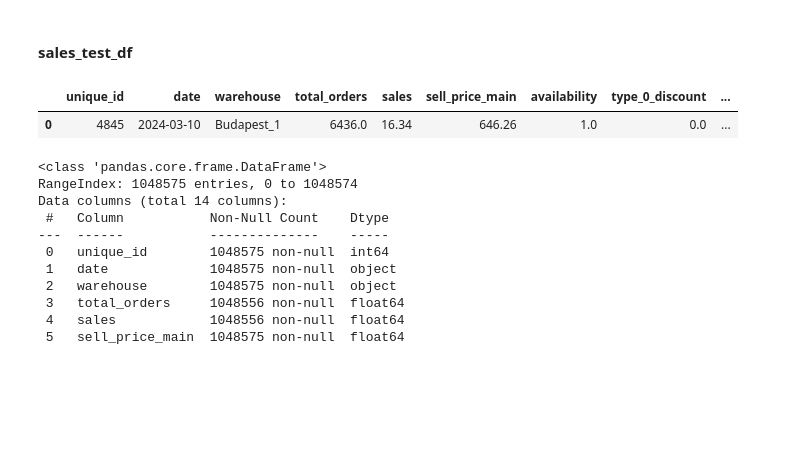
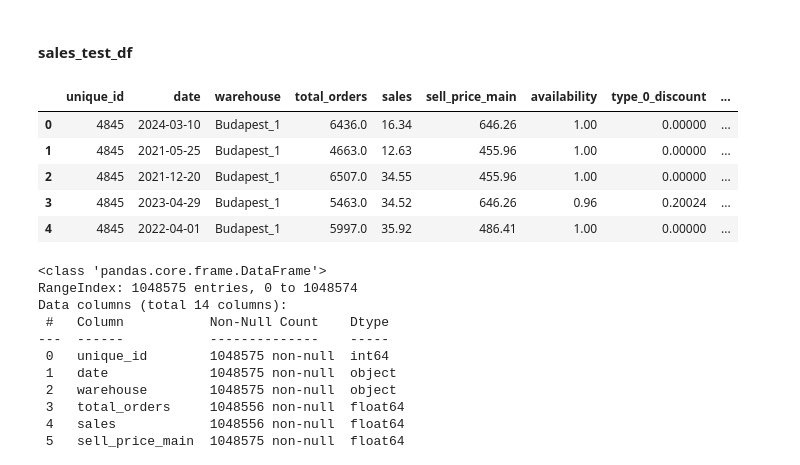
Before and after one commit to lmacakova/PFDA, a Jupyter notebook: pfda_project/project.ipynb, the cells around one changed output. Saved outputs shown, nothing was run; the diff lists cells and outputs as text; code cells hidden in the pictures; blank space fills up the shorter version.

```diff
--- a/pfda_project/project.ipynb
+++ b/pfda_project/project.ipynb
@@ -30,7 +32,7 @@ sales_test_df = pd.read_csv(DATADIR + FILENAME, header=0)
 FILENAME= "sales_train.csv"
 DATADIR = "../pfda_project/"
 
-sales_train_df = pd.read_csv(DATADIR + FILENAME)
+sales_train_df = pd.read_csv(DATADIR + FILENAME, low_memory=False)
 # %%
 FILENAME= "solution.csv"
 DATADIR = "../pfda_project/"
@@ -111,10 +117,14 @@ memory usage: 339.6+ KB
 # %% [markdown]
 #### sales_test_df
 # %%
-sales_train_df.head(1)
+sales_train_df.head()
 # %% [output]
 |  | unique_id | date | warehouse | total_orders | sales | sell_price_main | availability | type_0_discount | ... |
-| 0 | 4845 | 2024-03-10 | Budapest_1 | 6436.0 | 16.34 | 646.26 | 1.0 | 0.0 | ... |
+| 0 | 4845 | 2024-03-10 | Budapest_1 | 6436.0 | 16.34 | 646.26 | 1.00 | 0.00000 | ... |
+| 1 | 4845 | 2021-05-25 | Budapest_1 | 4663.0 | 12.63 | 455.96 | 1.00 | 0.00000 | ... |
+| 2 | 4845 | 2021-12-20 | Budapest_1 | 6507.0 | 34.55 | 455.96 | 1.00 | 0.00000 | ... |
+| 3 | 4845 | 2023-04-29 | Budapest_1 | 5463.0 | 34.52 | 646.26 | 0.96 | 0.20024 | ... |
+| 4 | 4845 | 2022-04-01 | Budapest_1 | 5997.0 | 35.92 | 486.41 | 1.00 | 0.00000 | ... |
 # %%
 sales_train_df.info()
 # %% [output]
```
Also changed, not shown: parts of 45 cells of this notebook.
